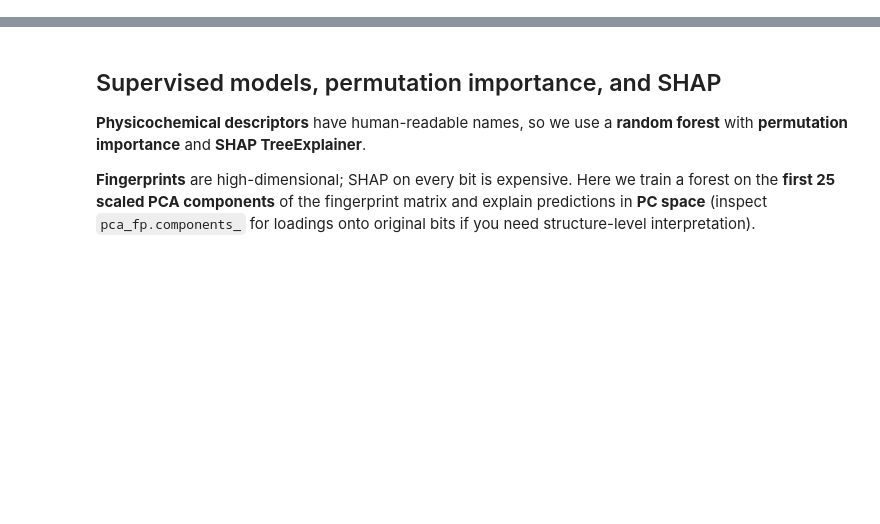
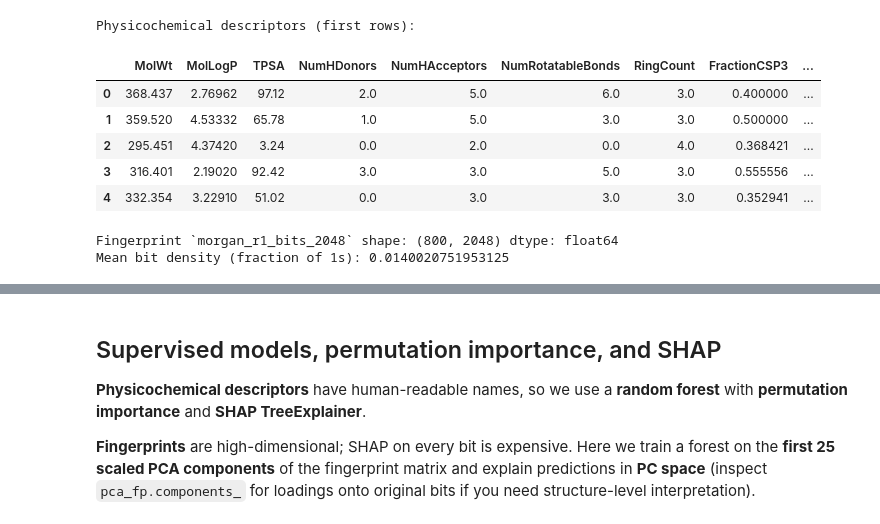
Before and after one commit to EricBoittier/openadnet, a Jupyter notebook: notebooks/02.ipynb, the cells around one changed output, grey strips where cells are left out. Saved outputs shown, nothing was run; the diff lists cells and outputs as text; code cells hidden in the pictures; blank space fills up the shorter version.

```diff
--- a/notebooks/02.ipynb
+++ b/notebooks/02.ipynb
@@ -48,24 +50,34 @@ print(len(train_f), "rows with finite target and parseable SMILES")
 # %%
-FP_NAME = "morgan_r2_bits_2048"  # try e.g. morgan_r1_count_1024, rdkit_bits_2048
+FP_NAME = "morgan_r1_bits_2048"  # try e.g. morgan_r1_count_1024, rdkit_bits_2048
 
 X_phys = build_descriptor_matrix("rdkit_phys_props", mols_f)
 X_fp = build_descriptor_matrix(FP_NAME, mols_f)
 
 phys_finite = np.isfinite(X_phys).all(axis=1)
 X_phys = X_phys[phys_finite]
 X_fp = X_fp[phys_finite]
 y = y[phys_finite]
 train_f = train_f.loc[phys_finite].reset_index(drop=True)
 mols_f = [m for m, k in zip(mols_f, phys_finite) if k]
 
 phys_df = pd.DataFrame(X_phys, columns=list(RDKIT_PHYS_PROP_NAMES))
 print("Physicochemical descriptors (first rows):")
 display(phys_df.head())
 print(f"\nFingerprint `{FP_NAME}` shape:", X_fp.shape, "dtype:", X_fp.dtype)
 if np.nanmax(X_fp) <= 1.0:
     print("Mean bit density (fraction of 1s):", float(np.mean(X_fp)))
 else:
     print("Count fingerprint — mean entry / max:", float(np.mean(X_fp)), float(np.nanmax(X_fp)))
+# %% [output]
+Physicochemical descriptors (first rows):
+|  | MolWt | MolLogP | TPSA | NumHDonors | NumHAcceptors | NumRotatableBonds | RingCount | FractionCSP3 | ... |
+| 0 | 368.437 | 2.76962 | 97.12 | 2.0 | 5.0 | 6.0 | 3.0 | 0.400000 | ... |
+| 1 | 359.520 | 4.53332 | 65.78 | 1.0 | 5.0 | 3.0 | 3.0 | 0.500000 | ... |
+| 2 | 295.451 | 4.37420 | 3.24 | 0.0 | 2.0 | 0.0 | 4.0 | 0.368421 | ... |
+| 3 | 316.401 | 2.19020 | 92.42 | 3.0 | 3.0 | 5.0 | 3.0 | 0.555556 | ... |
+| 4 | 332.354 | 3.22910 | 51.02 | 0.0 | 3.0 | 3.0 | 3.0 | 0.352941 | ... |
+Fingerprint `morgan_r1_bits_2048` shape: (800, 2048) dtype: float64
+Mean bit density (fraction of 1s): 0.0140020751953125
 # %%
 # Quick views: descriptor correlations & fingerprint column activity
 fig, axes = plt.subplots(1, 2, figsize=(11, 4))
```
Also changed, not shown: parts of 8 cells of this notebook, 1 other file.
